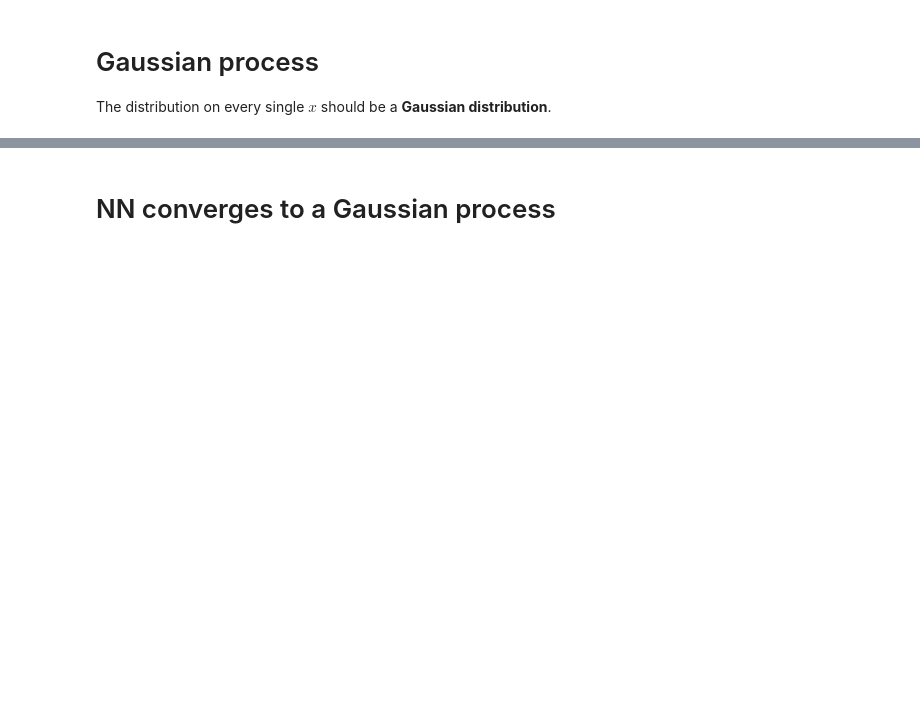
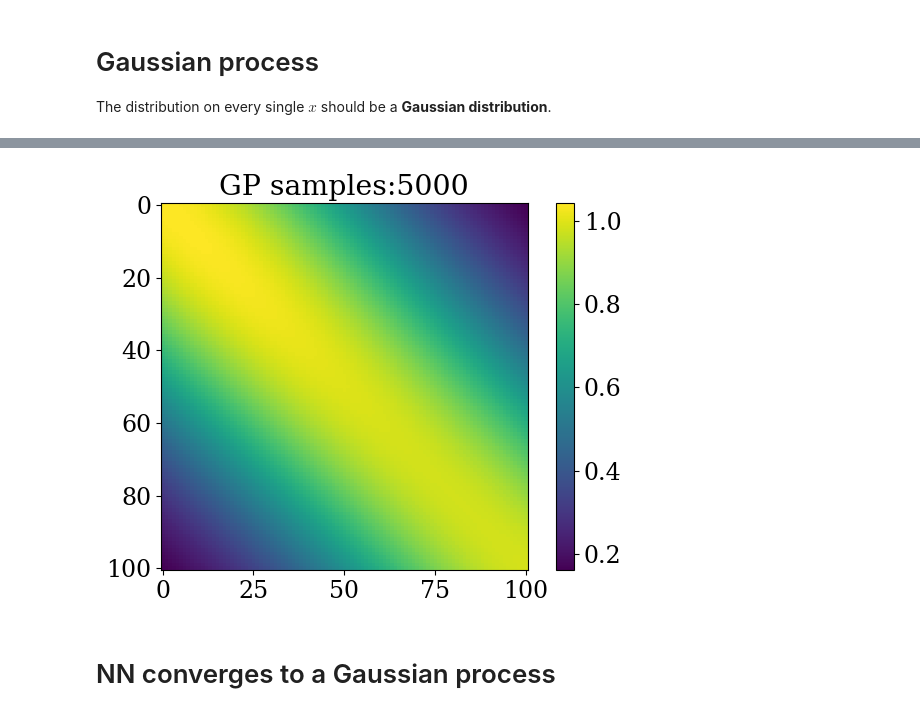
Before and after one commit to guanshaoheng/gaussian_nn_tugraz, a Jupyter notebook: link_NN_Gaussian/NN_is_GP.ipynb, the cells around one changed output, grey strips where cells are left out. Cells and saved outputs as stored; diff of their text form; code cells hidden in the pictures; blank space fills up the shorter version.

```diff
--- a/link_NN_Gaussian/NN_is_GP.ipynb
+++ b/link_NN_Gaussian/NN_is_GP.ipynb
@@ -86,3 +86,13 @@ plt.show()
+# %%
+k_sample = np.einsum('mi, mj->ij', y_gp, y_gp)/num_samples
+
+plt.imshow(k_sample)
+plt.colorbar()
+plt.title('GP samples:%d' % (num_samples))
+plt.tight_layout()
+plt.show()
+# %% [output]
+[figure, added]
 # %% [markdown]
 # NN converges to a Gaussian process
 # %%
```
Also changed, not shown: parts of 8 cells of this notebook.
